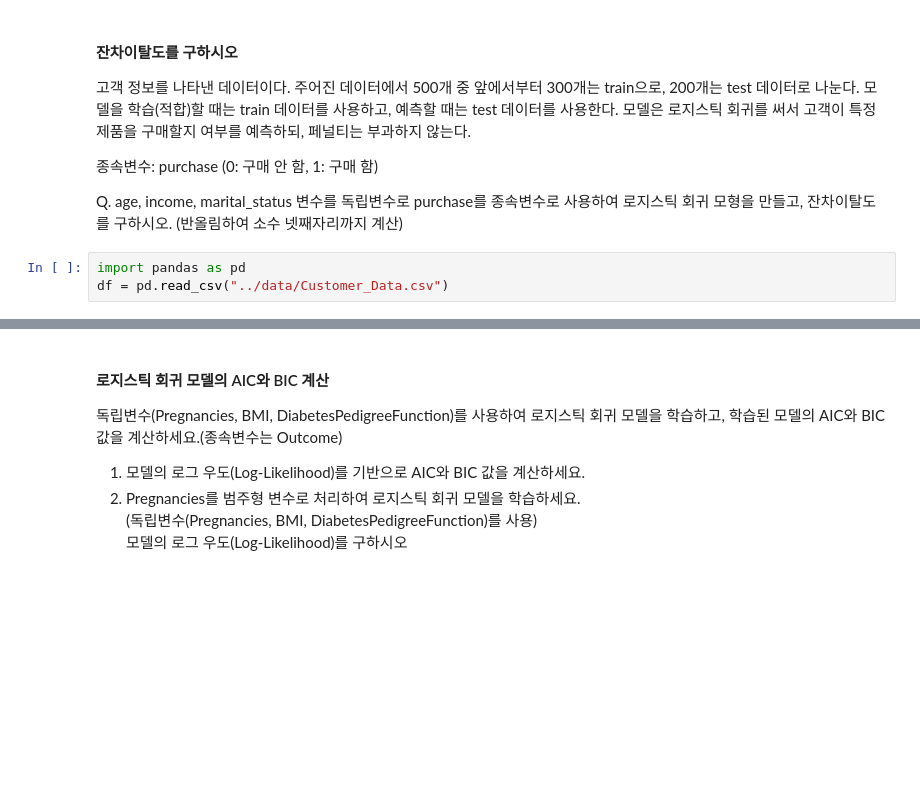
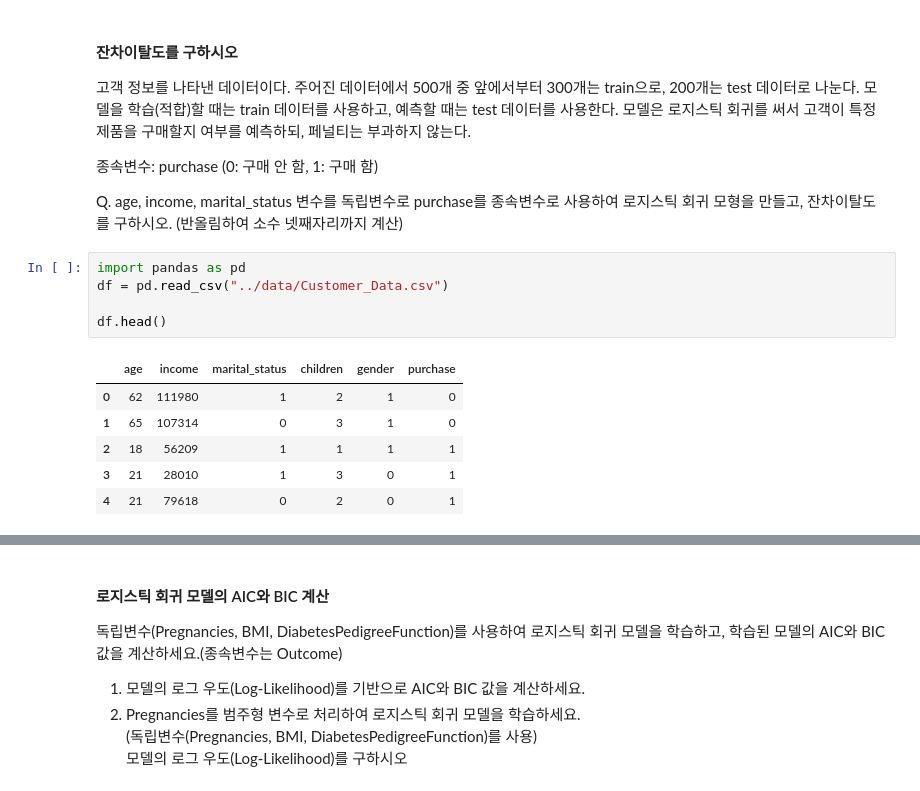
Before and after one commit to cms6090/Big-Data-Analysis, a Jupyter notebook: 3유형/test.ipynb, the cells around one changed output, grey strips where cells are left out. Drawn from its saved outputs; the diff is of its cells as text; blank space fills up the shorter version.

```diff
--- a/3유형/test.ipynb
+++ b/3유형/test.ipynb
@@ -476,4 +573,13 @@ Q. age, income, marital_status 변수를 독립변수로 purchase를 종속변
 # %%
 import pandas as pd
 df = pd.read_csv("../data/Customer_Data.csv")
+
+df.head()
+# %% [output]
+|  | age | income | marital_status | children | gender | purchase |
+| 0 | 62 | 111980 | 1 | 2 | 1 | 0 |
+| 1 | 65 | 107314 | 0 | 3 | 1 | 0 |
+| 2 | 18 | 56209 | 1 | 1 | 1 | 1 |
+| 3 | 21 | 28010 | 1 | 3 | 0 | 1 |
+| 4 | 21 | 79618 | 0 | 2 | 0 | 1 |
 # %%
```
Also changed, not shown: parts of 65 cells of this notebook, 1 other file.
